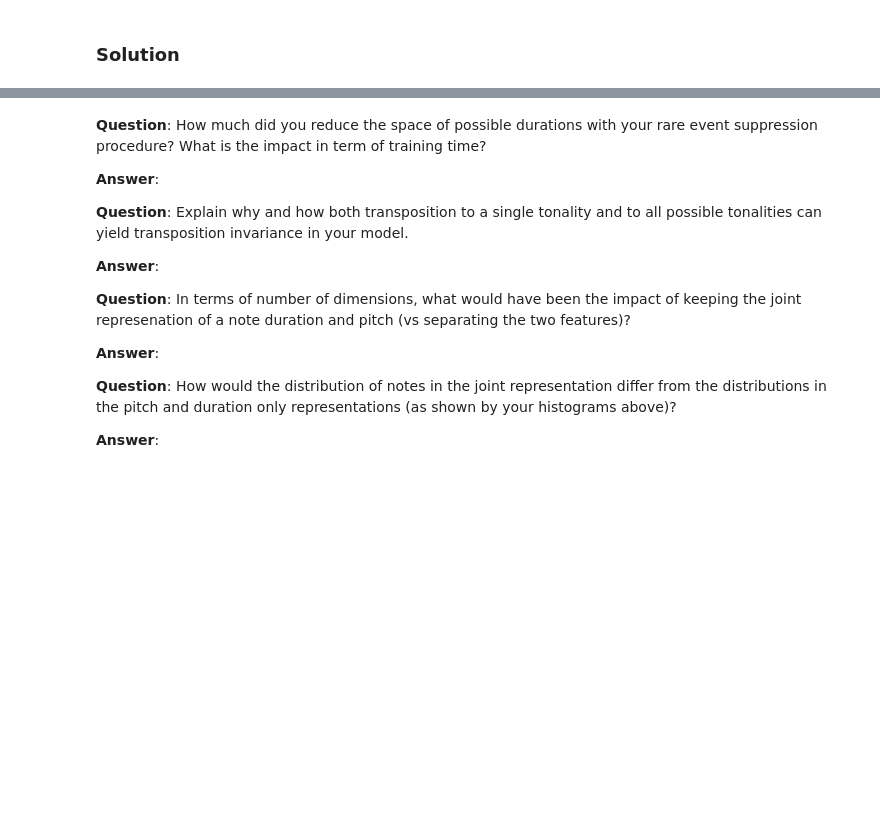
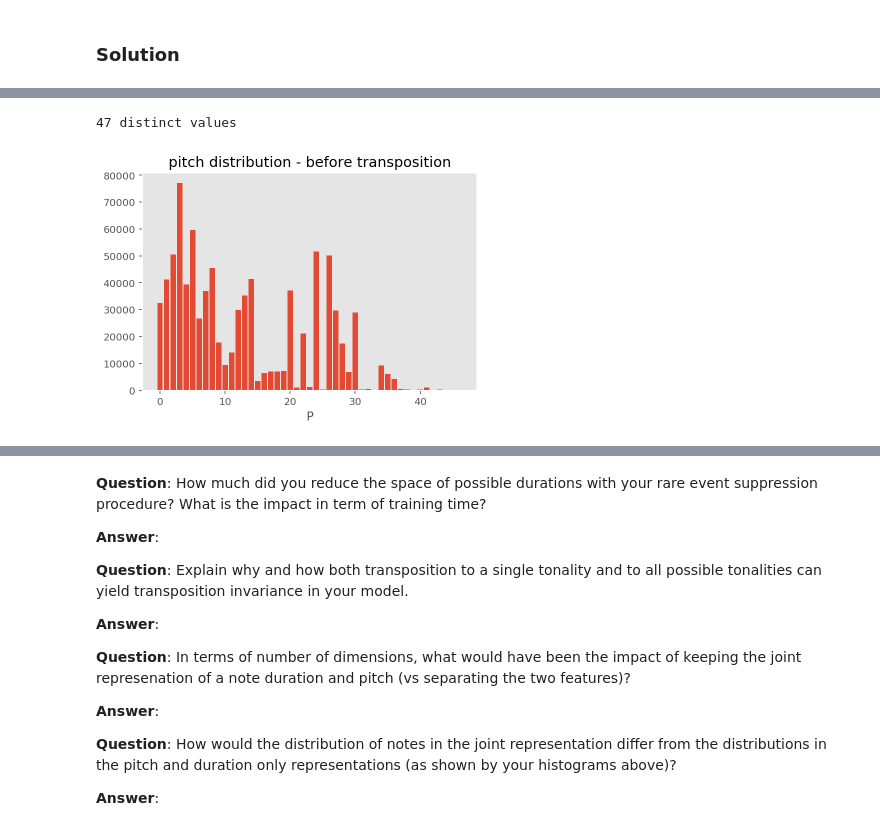
Before and after one commit to adrian-valente/ANN_project1, a Jupyter notebook: miniproject2.ipynb, the cells around one changed output, grey strips where cells are left out. Cells and saved outputs as stored; diff of their text form; code cells hidden in the pictures; blank space fills up the shorter version.

```diff
--- a/miniproject2.ipynb
+++ b/miniproject2.ipynb
@@ -414,3 +497,8 @@ def transposeDataset(dataset):
         transposed_dataset[label]['T'] = dataset[label]['T']
 
     return transposed_dataset
+# %%
+plot_histogram(dataset, 'P', 'pitch distribution - before transposition')
+# %% [output]
+47 distinct values
+[figure, added]
```
Also changed, not shown: parts of 16 cells of this notebook.
